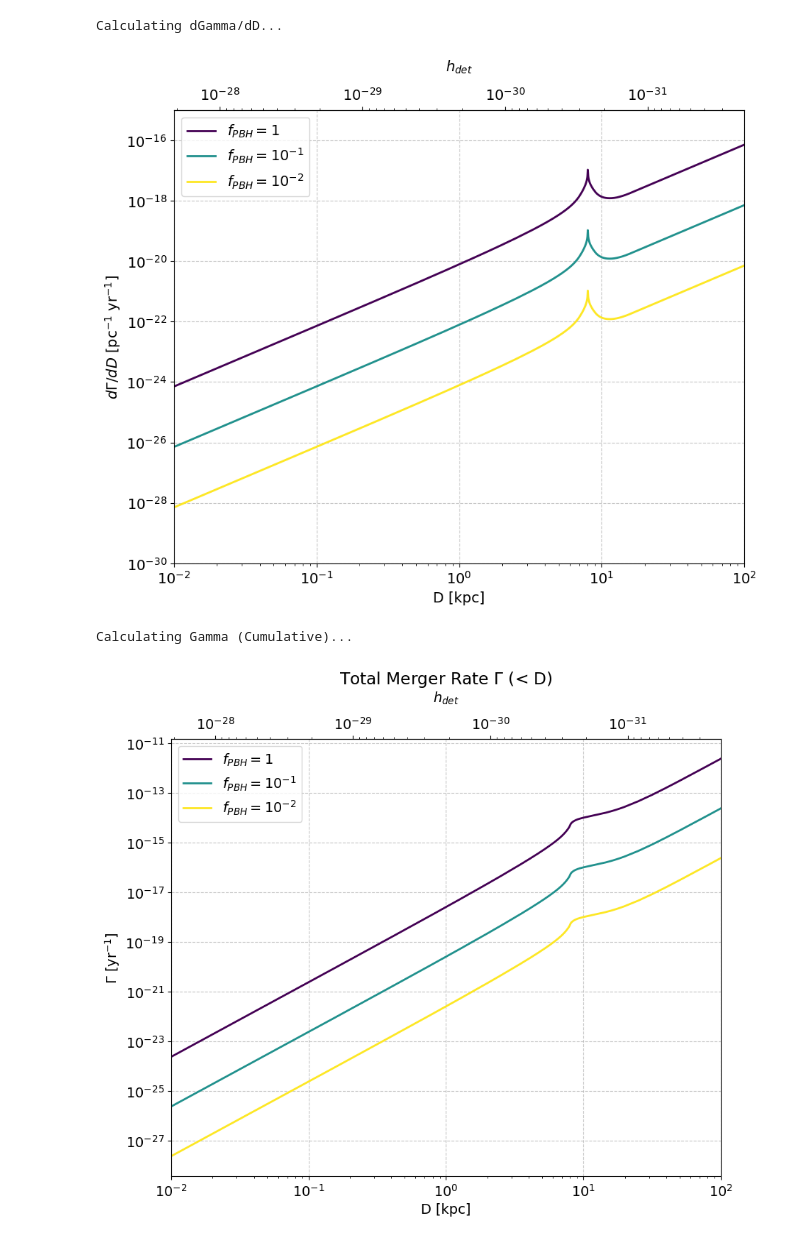
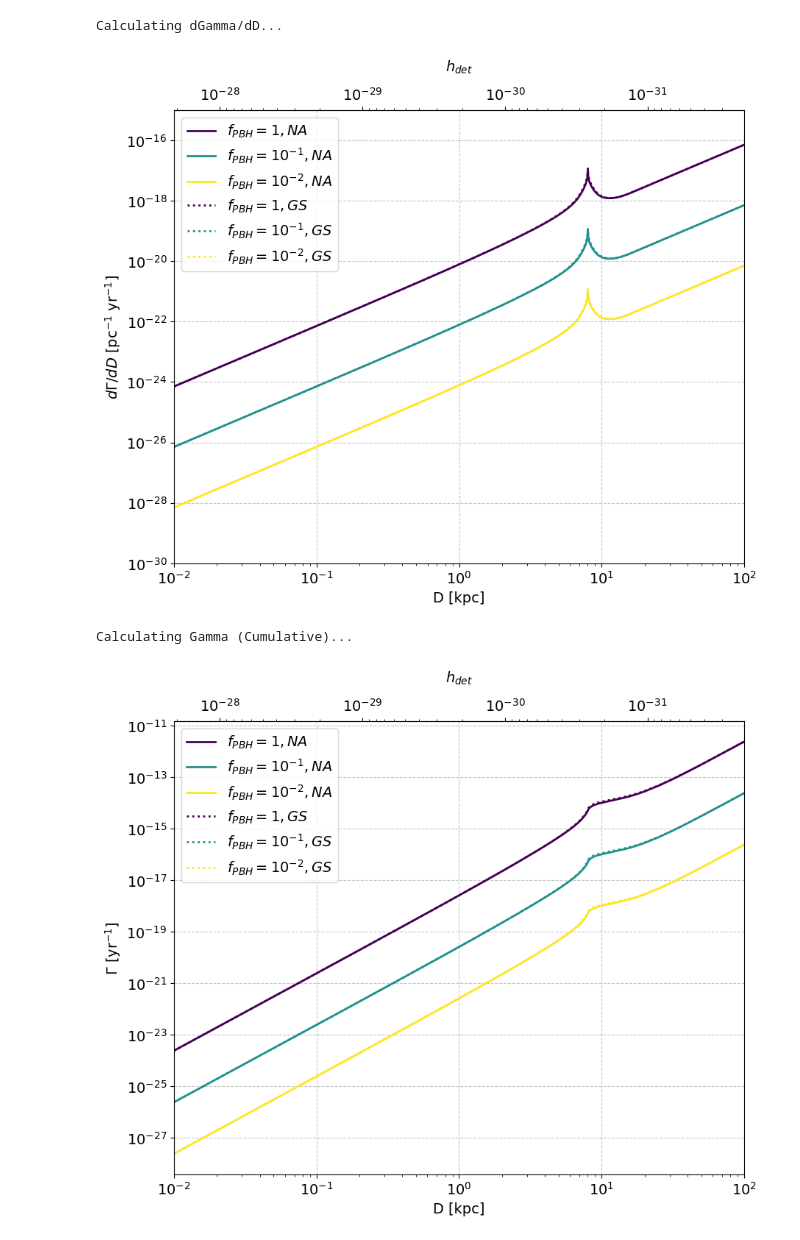
Before and after one commit to gsun01/CAGE, a Jupyter notebook: notebooks/PBH_GC.ipynb, the cells around one changed output. Drawn from its saved outputs; the diff is of its cells as text; code cells hidden in the pictures.

Commit message:
log integration to check GC event rate

```diff
--- a/notebooks/PBH_GC.ipynb
+++ b/notebooks/PBH_GC.ipynb
@@ -356,9 +439,13 @@ Calculating dGamma/dD...
 # %%
 fig, ax = plt.subplots(figsize=(10, 8))
 
-ax.loglog(d_values, rates_f1, color=plot_colors[0], label=r'$f_{PBH}=1$')
-ax.loglog(d_values, rates_f01, color=plot_colors[1], label=r'$f_{PBH}=10^{-1}$')
-ax.loglog(d_values, rates_f001, color=plot_colors[2], label=r'$f_{PBH}=10^{-2}$')
+ax.loglog(d_values, rates_f1_NA, color=plot_colors[0], label=r'$f_{PBH}=1, NA$')
+ax.loglog(d_values, rates_f01_NA, color=plot_colors[1], label=r'$f_{PBH}=10^{-1}, NA$')
+ax.loglog(d_values, rates_f001_NA, color=plot_colors[2], label=r'$f_{PBH}=10^{-2}, NA$')
+
+ax.loglog(d_values, rates_f1_GS, color=plot_colors[0], linestyle='dotted', label=r'$f_{PBH}=1, GS$')
+ax.loglog(d_values, rates_f01_GS, color=plot_colors[1], linestyle='dotted', label=r'$f_{PBH}=10^{-1}, GS$')
+ax.loglog(d_values, rates_f001_GS, color=plot_colors[2], linestyle='dotted', label=r'$f_{PBH}=10^{-2}, GS$')
 
 ax.set_xlabel("D [kpc]")
 ax.set_ylabel(r"$d\Gamma/dD$ [pc$^{-1}$ yr$^{-1}$]")
@@ -374,49 +461,60 @@ secax.set_ticks([1e-28, 1e-29, 1e-30, 1e-31, 1e-32])
 plt.savefig("../figs/dGdD.svg", dpi=600)
 plt.show()
 # %% [output]
-[figure, old version]
+[figure, new version]
 # %%
 # Setup distance arrays for Gamma calculation
 d_values_gamma = np.unique(np.concatenate([d_global, d_zoom, d_spike]))
 d_values_gamma = d_values_gamma[d_values_gamma > 0]
 
 print("Calculating Gamma (Cumulative)...")
-gamma_f1 = []
+gamma_f1_NA = []
+gamma_f1_GS = []
 
 # Note: This loop performs a double integral for each point.
 # It may be slow. For a quick check, reduce the number of points in d_values_gamma.
 for d in d_values_gamma:
     # Rate in s^-1
-    val = Gamma_total(mass_target, d)
+    val_NA = Gamma_total_NA(mass_target, d)
+    val_GS = Gamma_total_GS(mass_target, d)
     # Convert to yr^-1
-    val_converted = val * yr
-    gamma_f1.append(val_converted)
+    val_converted_NA = val_NA * yr
+    val_converted_GS = val_GS * yr
+    gamma_f1_NA.append(val_converted_NA)
+    gamma_f1_GS.append(val_converted_GS)
 
-gamma_f1 = np.array(gamma_f1)
-gamma_f01 = gamma_f1 * 10**-2
-gamma_f001 = gamma_f1 * 10**-4
+gamma_f1_NA = np.array(gamma_f1_NA)
+gamma_f1_GS = np.array(gamma_f1_GS)
+gamma_f01_NA = gamma_f1_NA * 10**-2
+gamma_f01_GS = gamma_f1_GS * 10**-2
+gamma_f001_NA = gamma_f1_NA * 10**-4
+gamma_f001_GS = gamma_f1_GS * 10**-4
 # %% [output]
 Calculating Gamma (Cumulative)...
 # %%
 fig, ax = plt.subplots(figsize=(10, 8))
 
-ax.loglog(d_values_gamma, gamma_f1, color=plot_colors[0], label=r'$f_{PBH}=1$')
-ax.loglog(d_values_gamma, gamma_f01, color=plot_colors[1], label=r'$f_{PBH}=10^{-1}$')
-ax.loglog(d_values_gamma, gamma_f001, color=plot_colors[2], label=r'$f_{PBH}=10^{-2}$')
+ax.loglog(d_values_gamma, gamma_f1_NA, color=plot_colors[0], label=r'$f_{PBH}=1, NA$')
+ax.loglog(d_values_gamma, gamma_f01_NA, color=plot_colors[1], label=r'$f_{PBH}=10^{-1}, NA$')
+ax.loglog(d_values_gamma, gamma_f001_NA, color=plot_colors[2], label=r'$f_{PBH}=10^{-2}, NA$')
+
+ax.loglog(d_values_gamma, gamma_f1_GS, color=plot_colors[0], linestyle='dotted', label=r'$f_{PBH}=1, GS$')
+ax.loglog(d_values_gamma, gamma_f01_GS, color=plot_colors[1], linestyle='dotted', label=r'$f_{PBH}=10^{-1}, GS$')
+ax.loglog(d_values_gamma, gamma_f001_GS, color=plot_colors[2], linestyle='dotted', label=r'$f_{PBH}=10^{-2}, GS$')
 
 ax.set_xlabel("D [kpc]")
 ax.set_ylabel(r"$\Gamma$ [yr$^{-1}$]")
 # ax.set_title(r"Total Merger Rate $\Gamma$ (< D)")
 ax.legend()
 ax.set_xlim(1e-2, 1e2)
 # Set Y limits roughly based on source output or calculated magnitude
 ax.set_ylim()
 
 secax = ax.secondary_xaxis('top', functions=(dist_to_strain, strain_to_dist))
 secax.set_xlabel(r"$h_{det}$", labelpad=15)
 secax.set_ticks([1e-28, 1e-29, 1e-30, 1e-31, 1e-32])
 
 plt.savefig("../figs/Gamma.svg", dpi=600)
 plt.show()
 # %% [output]
-[figure, old version]
+[figure, new version]
```
Also changed, not shown: parts of 6 cells of this notebook.
